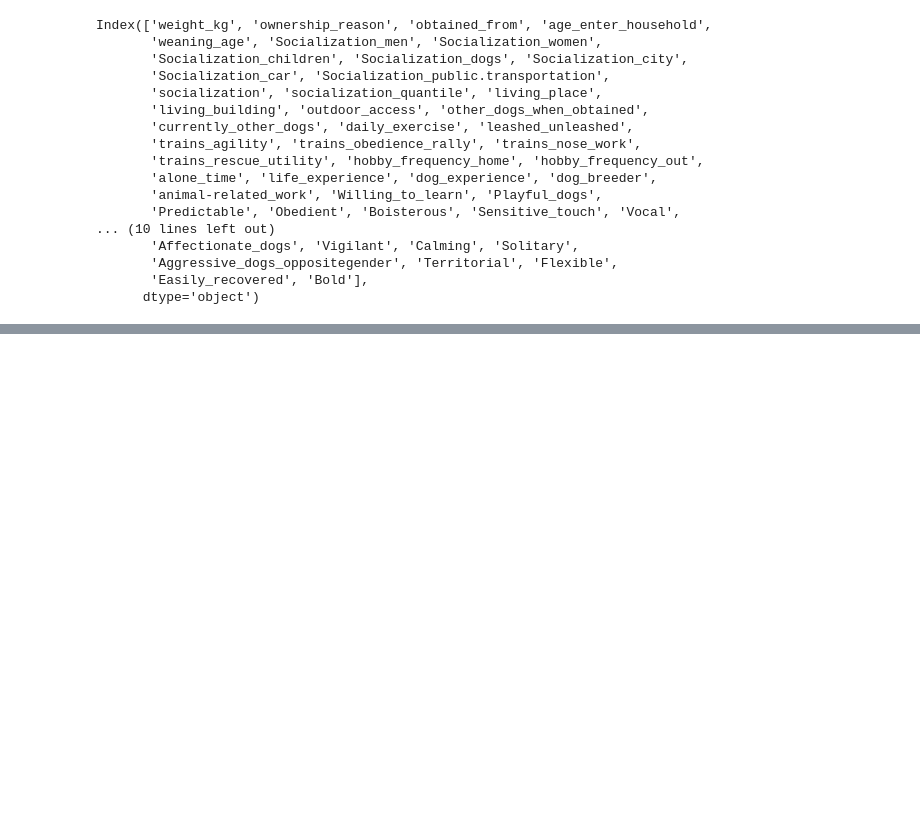
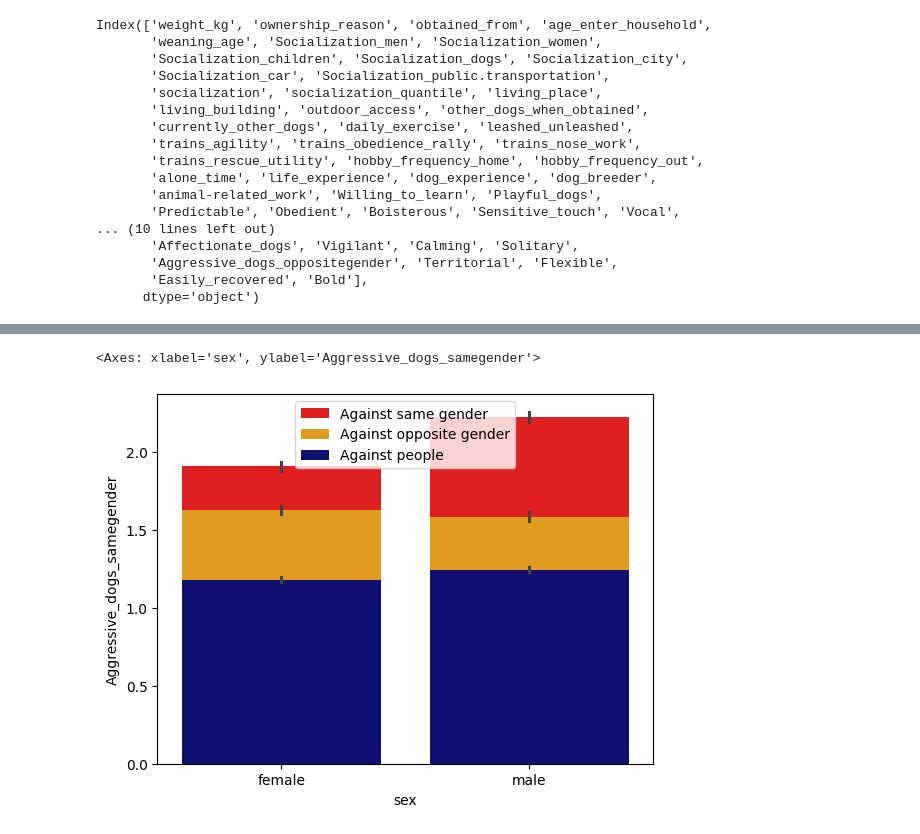
Before and after one commit to Retr-1/AnalyzaPsy, a Jupyter notebook: Analyza_psy.ipynb, the cells around one changed output, grey strips where cells are left out. Drawn from its saved outputs; the diff is of its cells as text; code cells hidden in the pictures; blank space fills up the shorter version.

Commit message:
Barploty a rumunsko

```diff
--- a/Analyza_psy.ipynb
+++ b/Analyza_psy.ipynb
@@ -54,0 +87,9 @@ KeyError: 'Column not found: Agressive_people'
+# %%
+
+# q = pd.DataFrame(dogs.groupby("sex")["Aggressive_dogs_samegender"].mean(numeric_only=True))
+sns.barplot(data=dogs, x="sex", y="Aggressive_dogs_samegender", color="red", label="Against same gender" )
+sns.barplot(data=dogs, x="sex", y="Aggressive_dogs_oppositegender", color="orange", label="Against opposite gender")
+sns.barplot(data=dogs, x="sex", y="Aggressive_people", color="navy", label="Against people")
+# %% [output]
+<Axes: xlabel='sex', ylabel='Aggressive_dogs_samegender'>
+[figure, added]
```
Also changed, not shown: parts of 1 cell of this notebook.
